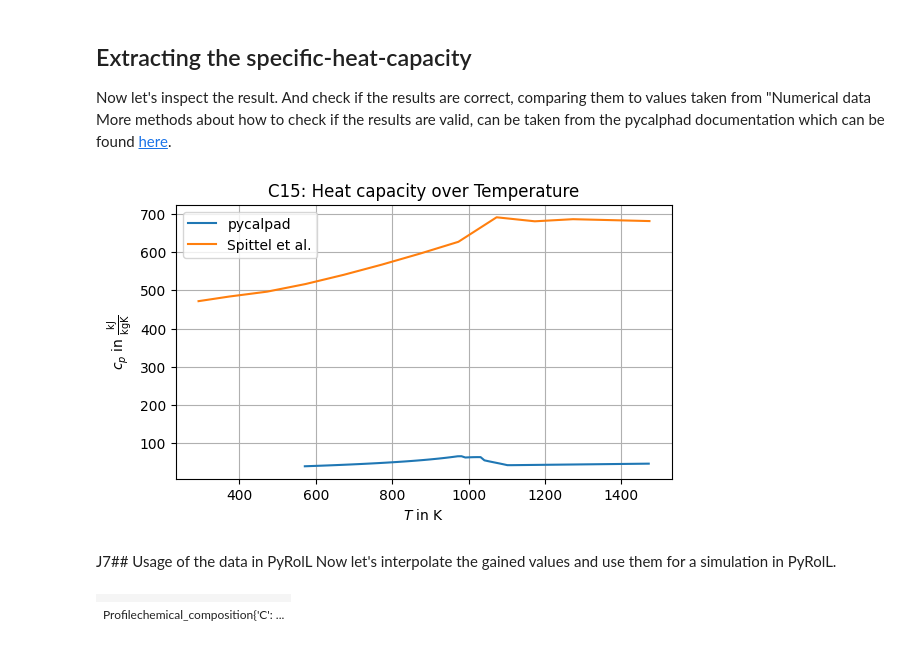
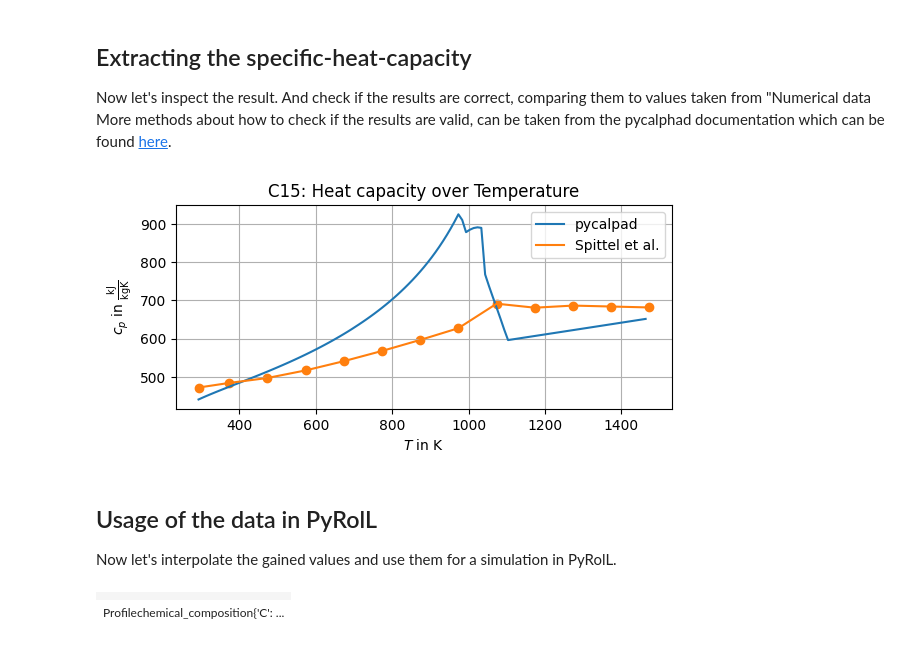
Before and after one commit to pyroll-project/pyroll-examples, a Jupyter notebook: Heat_Capacity_from_pycalphad.ipynb, the cells around one changed output. Cells and saved outputs as stored; diff of their text form; code cells hidden in the pictures.

Commit message:
added mole mass

```diff
--- a/Heat_Capacity_from_pycalphad.ipynb
+++ b/Heat_Capacity_from_pycalphad.ipynb
@@ -133,5 +94,4 @@ mass_fractions = {
 }
 
 mole_fractions = v.get_mole_fractions(mass_fractions=mass_fractions, dependent_species=v.Species('FE'), pure_element_mass_dict=database)
-alloy_molar_mass = sum(mole_fractions.get(v.MoleFraction(element), 0.0) * molar_mass for element, molar_mass in molar_masses.items())
-alloy_molar_mass
+mole_mass = sum(profile.chemical_composition[element] * molar_masses_grams_per_mol[element] for element in profile.chemical_composition.keys())
@@ -141,7 +99,7 @@ alloy_molar_mass
 ## Stepped Equilibrium
 Now we have to calculate a stepped equilibrium using the `pycalphad` package. This equilibrium gives us information about the phase compositions of the alloy at various temperatures between a start and a stop temperature. Further information we have to provide to run the calculations is the atmospheric pressure as well as the number of moles we want to consider. Also, we need information about the expected phases. This information can be gained from literature or a phase diagram. In this case we expect the liquid phase (LIQUID), cementite (CEMENTITE), austenite (FCC_A1) as well as ferrite (BCC_A2) regarding the temperature. At last the composition (chemical elements) of the alloy.
 # %%
-start_temperature_kelvin = 298.15 + 273.15
+start_temperature_kelvin = 20 + 273.15
 end_temperature_kelvin = 1200 + 273.15
 number_of_moles = 1
 atmospheric_pressure = 101325
@@ -162,6 +120,5 @@ conditions = {
 phases = ['LIQUID', 'FCC_A1', 'BCC_A2', 'CEMENTITE']
 composition = ['FE', 'C', 'CU', 'SI', 'MN', 'CR', 'NI', 'P', 'S', 'VA']
 eq = equilibrium(database, composition, phases, conditions, output=['heat_capacity'])
-specific_heat_capacity = np.squeeze(eq['heat_capacity'].values) / alloy_molar_mass
+specific_heat_capacity = np.squeeze(eq['heat_capacity'].values) / mole_mass
 temperature = eq['T'].values
-specific_heat_capacity
@@ -192,24 +129,25 @@ More methods about how to check if the results are valid, can be taken from the
 # %%
 fig: plt.Figure = plt.figure()
 ax: plt.Axes = fig.add_subplot()
 
 specific_heat_capacity_spittel = np.array(
     [472.11, 484.14, 497.07, 516.92, 541.07, 567.8, 596.65, 627.42, 691.57, 681.08, 686.60, 684.14, 681.68])
 temperatures_spittel = np.array([20, 100, 200, 300, 400, 500, 600, 700, 800, 900, 1000, 1100, 1200]) + 273.15
 
 ax.set_title('C15: Heat capacity over Temperature')
 ax.set_xlabel(r"$T$ in $\mathrm{K}$")
 ax.set_ylabel(r"$c_{p}$ in $\mathrm{\frac{kJ}{kg K}}$")
 ax.grid(True)
 ax.set_aspect("equal")
-ax.plot(temperature, specific_heat_capacity, label='pycalpad')
+ax.plot(temperature, specific_heat_capacity * 1000, label='pycalpad')
 ax.plot(temperatures_spittel, specific_heat_capacity_spittel, label='Spittel et al.')
+ax.scatter(temperatures_spittel, specific_heat_capacity_spittel, c='C1')
 ax.legend()
 plt.show()
 # %% [output]
-[figure, old version]
+[figure, new version]
 # %% [markdown]
-J7## Usage of the data in PyRolL
+## Usage of the data in PyRolL
 Now let's interpolate the gained values and use them for a simulation in PyRolL.
 # %%
 specific_heat_capacity_function = interpolate.interp1d(temperature, specific_heat_capacity)
```
Also changed, not shown: parts of 4 cells of this notebook.
